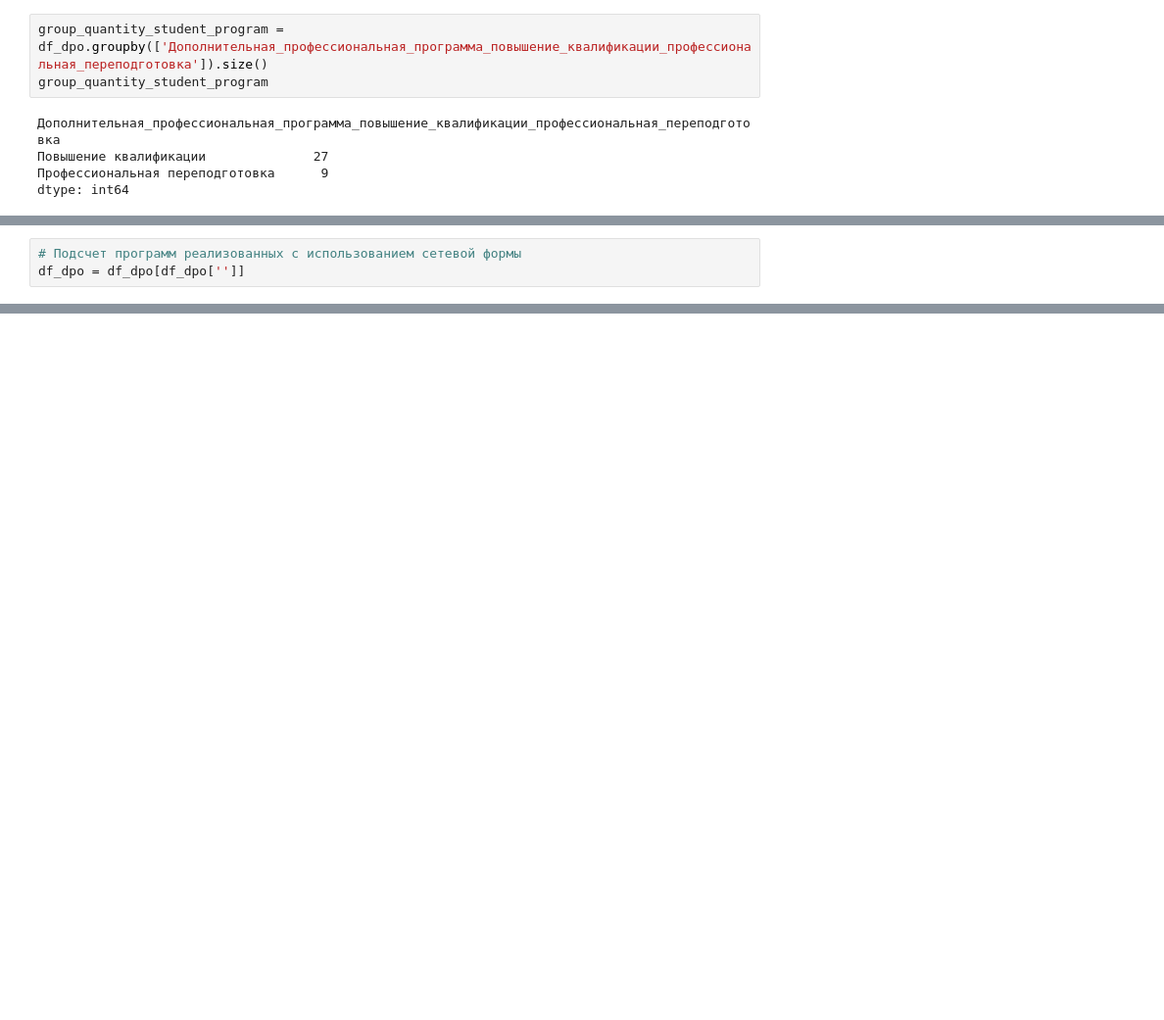
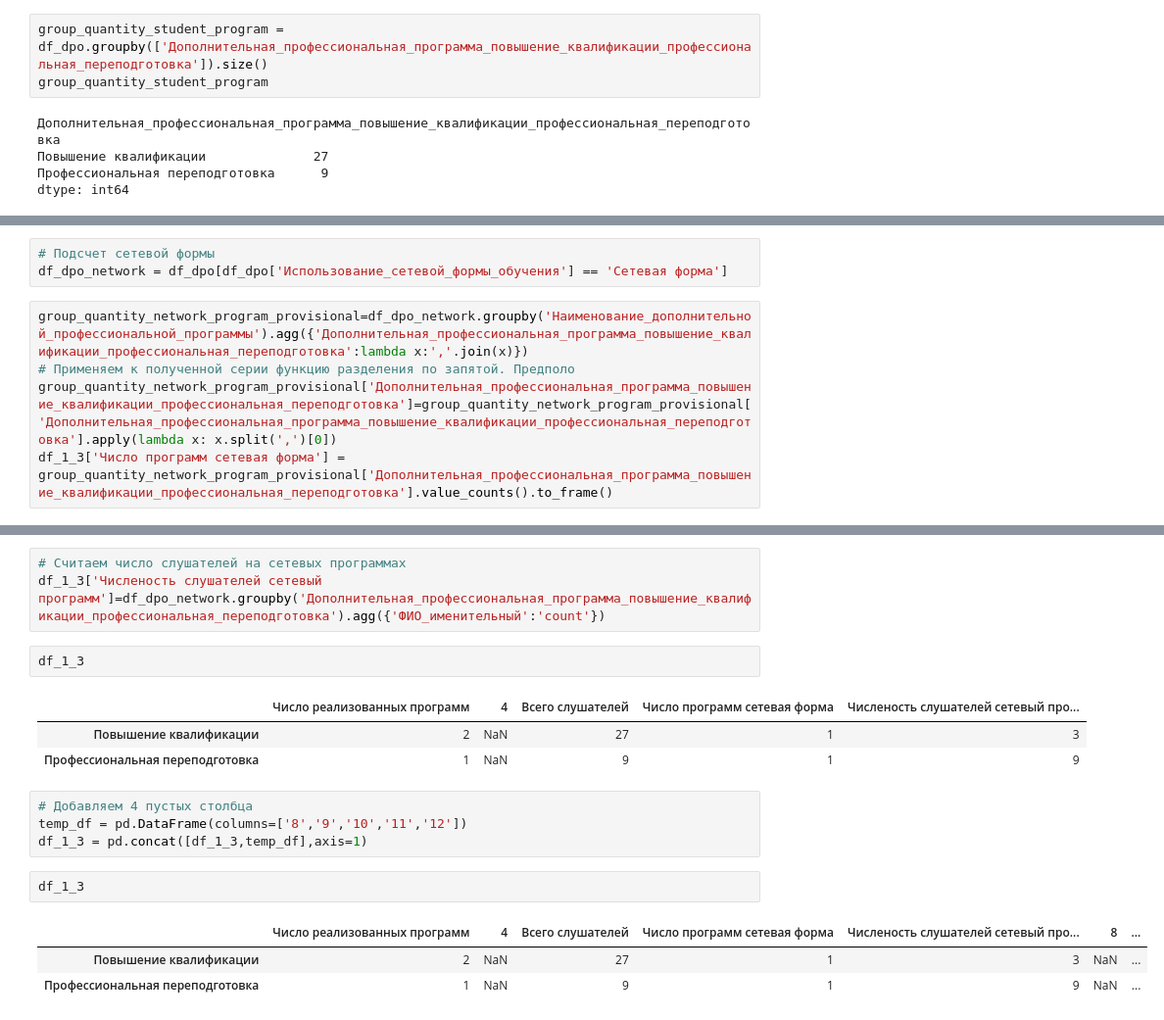
Before and after one commit to t0r1n88/Lindy, a Jupyter notebook: report_1PK.ipynb, the cells around one changed output, grey strips where cells are left out. Shown at 98% size. Saved outputs shown, nothing was run; the diff lists cells and outputs as text; blank space fills up the shorter version.

```diff
--- a/report_1PK.ipynb
+++ b/report_1PK.ipynb
@@ -37,3 +44,8 @@ razd1_3_df = pd.concat([quantity_program_on_type,group_quantity_student_program]
 # %%
-# Подсчет программ реализованных с использованием сетевой формы
-df_dpo = df_dpo[df_dpo['']]
+# Подсчет сетевой формы
+df_dpo_network = df_dpo[df_dpo['Использование_сетевой_формы_обучения'] == 'Сетевая форма']
+# %%
+group_quantity_network_program_provisional=df_dpo_network.groupby('Наименование_дополнительной_профессиональной_программы').agg({'Дополнительная_профессиональная_программа_повышение_квалификации_профессиональная_переподготовка':lambda x:','.join(x)})
+# Применяем к полученной серии функцию разделения по запятой. Предполо
+group_quantity_network_program_provisional['Дополнительная_профессиональная_программа_повышение_квалификации_профессиональная_переподготовка']=group_quantity_network_program_provisional['Дополнительная_профессиональная_программа_повышение_квалификации_профессиональная_переподготовка'].apply(lambda x: x.split(',')[0])
+df_1_3['Число программ сетевая форма'] = group_quantity_network_program_provisional['Дополнительная_профессиональная_программа_повышение_квалификации_профессиональная_переподготовка'].value_counts().to_frame()
@@ -39,0 +58,19 @@ df_dpo = df_dpo[df_dpo['']]
+# %%
+# Считаем число слушателей на сетевых программах
+df_1_3['Численость слушателей сетевый программ']=df_dpo_network.groupby('Дополнительная_профессиональная_программа_повышение_квалификации_профессиональная_переподготовка').agg({'ФИО_именительный':'count'})
+# %%
+df_1_3
+# %% [output]
+|  | Число реализованных программ | 4 | Всего слушателей | Число программ сетевая форма | Численость слушателей сетевый про... |
+| Повышение квалификации | 2 | NaN | 27 | 1 | 3 |
+| Профессиональная переподготовка | 1 | NaN | 9 | 1 | 9 |
+# %%
+# Добавляем 4 пустых столбца
+temp_df = pd.DataFrame(columns=['8','9','10','11','12'])
+df_1_3 = pd.concat([df_1_3,temp_df],axis=1)
+# %%
+df_1_3
+# %% [output]
+|  | Число реализованных программ | 4 | Всего слушателей | Число программ сетевая форма | Численость слушателей сетевый про... | 8 | ... |
+| Повышение квалификации | 2 | NaN | 27 | 1 | 3 | NaN | ... |
+| Профессиональная переподготовка | 1 | NaN | 9 | 1 | 9 | NaN | ... |
```
Also changed, not shown: parts of 19 cells of this notebook.
